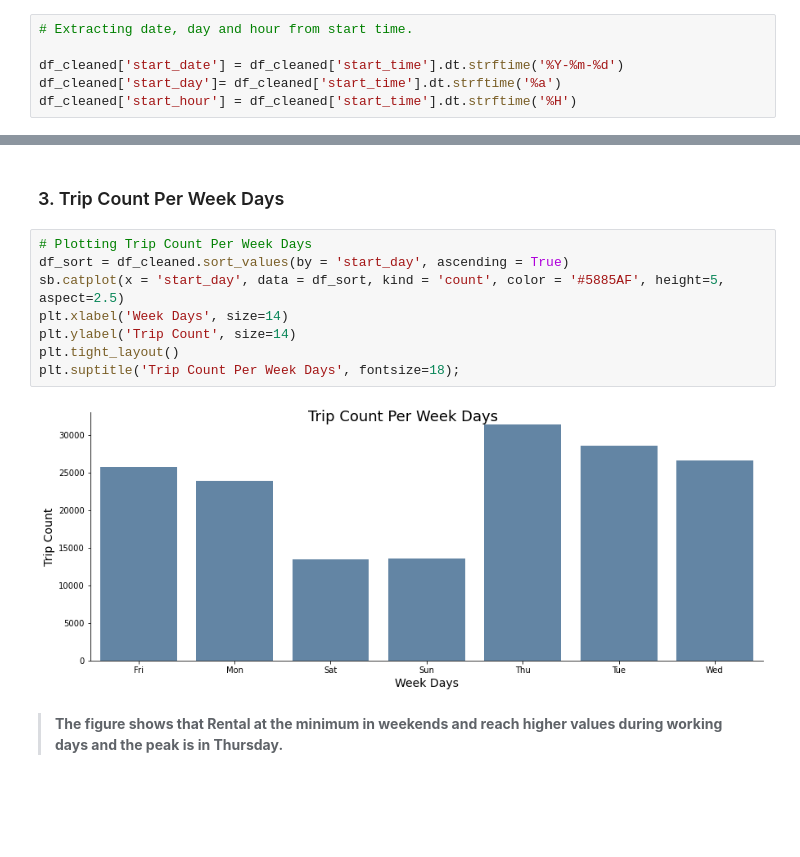
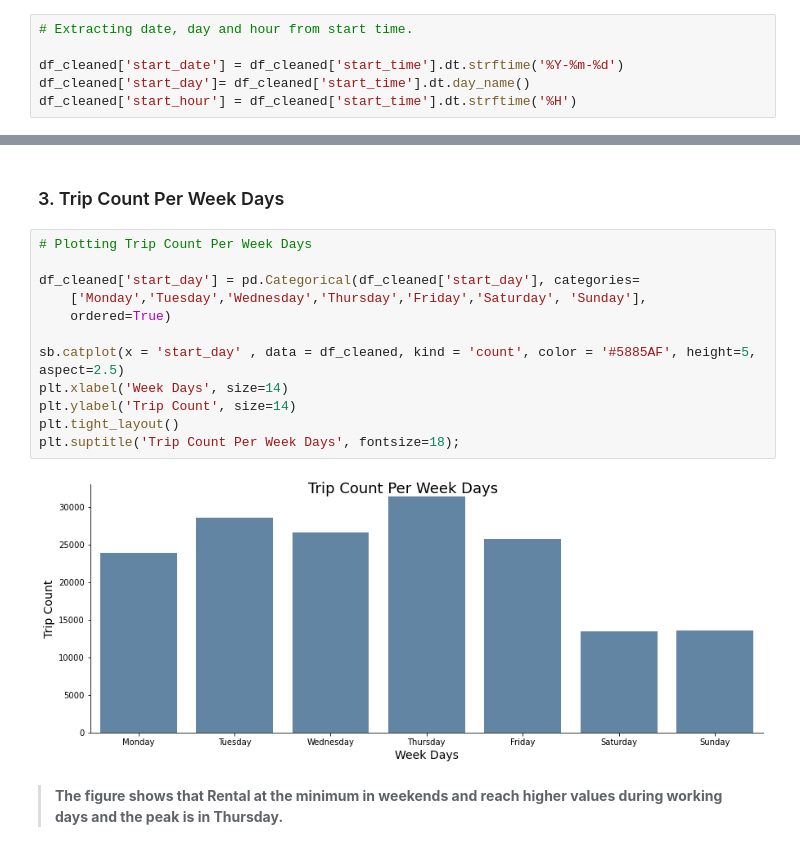
Before and after one commit to KarimEl-Dweky/Communicate-Data-Findings-Ford-Go-Bike, a Jupyter notebook: exploration.ipynb, the cells around one changed output, grey strips where cells are left out. Saved outputs shown, nothing was run; the diff lists cells and outputs as text; blank space fills up the shorter version.

```diff
--- a/exploration.ipynb
+++ b/exploration.ipynb
@@ -337,7 +338,7 @@ Extracting date, day and hour from start time.
 # Extracting date, day and hour from start time.
 
 df_cleaned['start_date'] = df_cleaned['start_time'].dt.strftime('%Y-%m-%d')
-df_cleaned['start_day']= df_cleaned['start_time'].dt.strftime('%a')
+df_cleaned['start_day']= df_cleaned['start_time'].dt.day_name()
 df_cleaned['start_hour'] = df_cleaned['start_time'].dt.strftime('%H')
 # %% [markdown]
 ##### Test:
@@ -556,14 +557,18 @@ plt.suptitle('Count And Percentage Of Each Member Gender', fontsize=18);
 ### 3. Trip Count Per Week Days
 # %%
 # Plotting Trip Count Per Week Days
-df_sort = df_cleaned.sort_values(by = 'start_day', ascending = True)
-sb.catplot(x = 'start_day', data = df_sort, kind = 'count', color = '#5885AF', height=5, aspect=2.5)
+
+df_cleaned['start_day'] = pd.Categorical(df_cleaned['start_day'], categories=
+    ['Monday','Tuesday','Wednesday','Thursday','Friday','Saturday', 'Sunday'],
+    ordered=True)
+
+sb.catplot(x = 'start_day' , data = df_cleaned, kind = 'count', color = '#5885AF', height=5, aspect=2.5)
 plt.xlabel('Week Days', size=14)
 plt.ylabel('Trip Count', size=14)
 plt.tight_layout()
 plt.suptitle('Trip Count Per Week Days', fontsize=18);
 # %% [output]
-[figure, old version]
+[figure, new version]
 # %% [markdown]
 > **The figure shows that Rental at the minimum in weekends and reach higher values during working days and the peak is in Thursday.**
 # %% [markdown]
```
Also changed, not shown: parts of 7 cells of this notebook, 5 other files.
